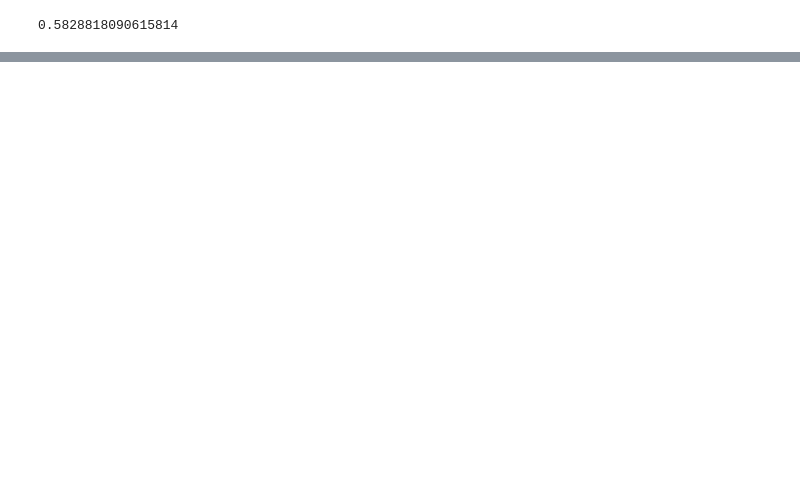
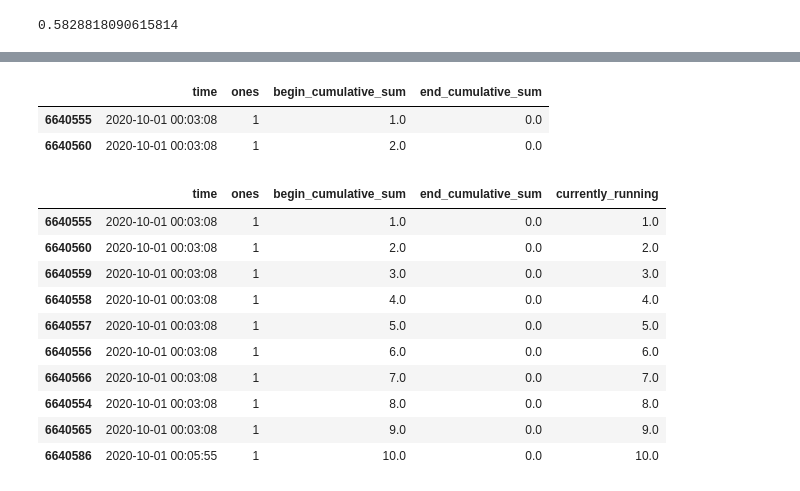
Before and after one commit to nss-data-science-cohort-8/accre-sweet-potato-casserole, a Jupyter notebook: notebooks/AIBranch3.ipynb, the cells around one changed output, grey strips where cells are left out. Cells and saved outputs as stored; diff of their text form; code cells hidden in the pictures; blank space fills up the shorter version.

```diff
--- a/notebooks/AIBranch3.ipynb
+++ b/notebooks/AIBranch3.ipynb
@@ -258,0 +604,25 @@ KeyboardInterrupt:
+# %%
+start_end_df['end_cumulative_sum'] = start_end_df['end_cumulative_sum'].ffill()
+start_end_df['end_cumulative_sum'] = start_end_df['end_cumulative_sum'].fillna(0)
+start_end_df['begin_cumulative_sum'] = start_end_df['begin_cumulative_sum'].ffill()
+start_end_df['begin_cumulative_sum'] = start_end_df['begin_cumulative_sum'].fillna(0)
+start_end_df.head(2)
+# %% [output]
+|  | time | ones | begin_cumulative_sum | end_cumulative_sum |
+| 6640555 | 2020-10-01 00:03:08 | 1 | 1.0 | 0.0 |
+| 6640560 | 2020-10-01 00:03:08 | 1 | 2.0 | 0.0 |
+# %%
+start_end_df['currently_running'] = start_end_df['begin_cumulative_sum'] - start_end_df['end_cumulative_sum']
+start_end_df.head(10)
+# %% [output]
+|  | time | ones | begin_cumulative_sum | end_cumulative_sum | currently_running |
+| 6640555 | 2020-10-01 00:03:08 | 1 | 1.0 | 0.0 | 1.0 |
+| 6640560 | 2020-10-01 00:03:08 | 1 | 2.0 | 0.0 | 2.0 |
+| 6640559 | 2020-10-01 00:03:08 | 1 | 3.0 | 0.0 | 3.0 |
+| 6640558 | 2020-10-01 00:03:08 | 1 | 4.0 | 0.0 | 4.0 |
+| 6640557 | 2020-10-01 00:03:08 | 1 | 5.0 | 0.0 | 5.0 |
+| 6640556 | 2020-10-01 00:03:08 | 1 | 6.0 | 0.0 | 6.0 |
+| 6640566 | 2020-10-01 00:03:08 | 1 | 7.0 | 0.0 | 7.0 |
+| 6640554 | 2020-10-01 00:03:08 | 1 | 8.0 | 0.0 | 8.0 |
+| 6640565 | 2020-10-01 00:03:08 | 1 | 9.0 | 0.0 | 9.0 |
+| 6640586 | 2020-10-01 00:05:55 | 1 | 10.0 | 0.0 | 10.0 |
```
Also changed, not shown: parts of 53 cells of this notebook.
